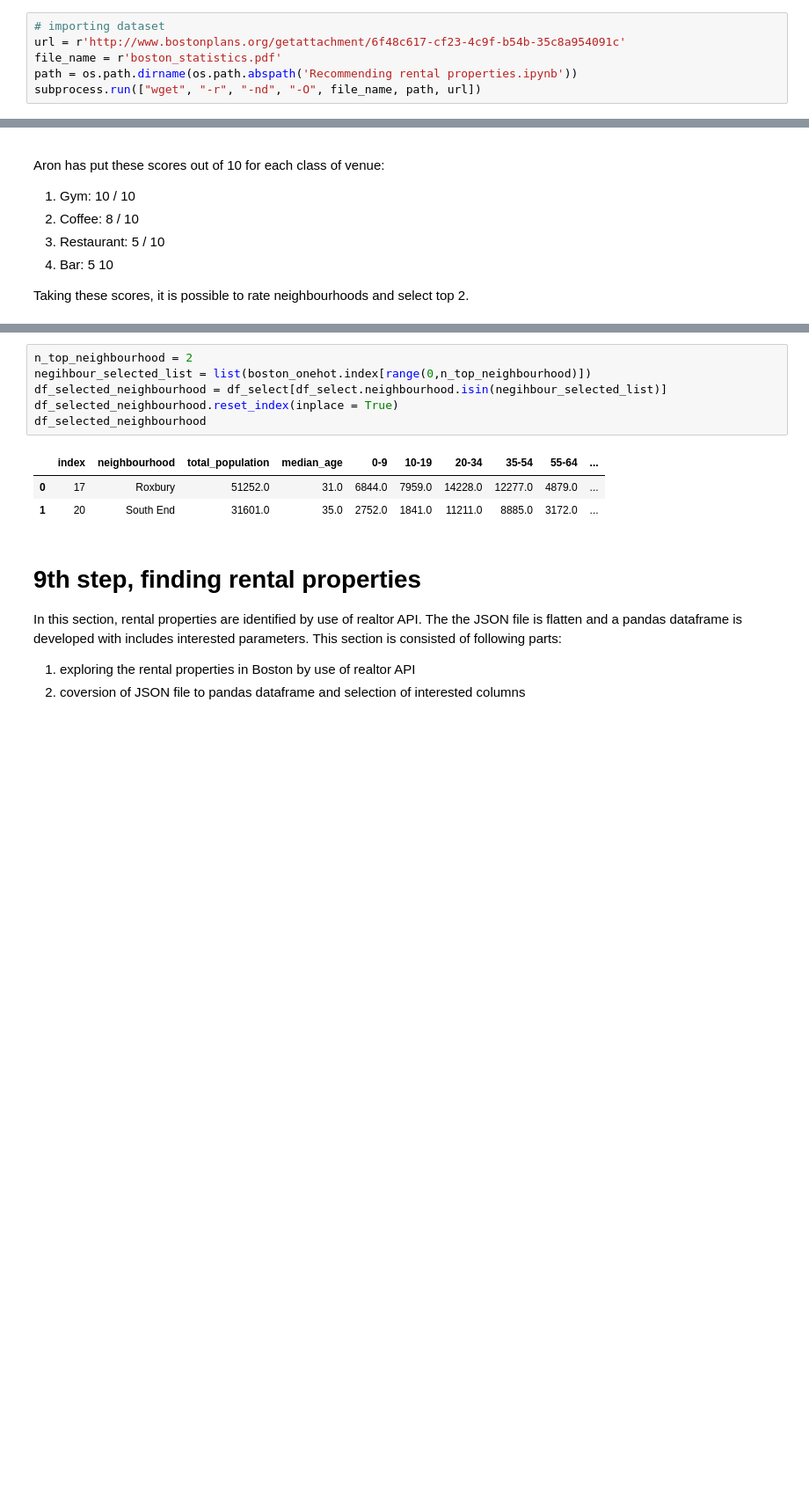
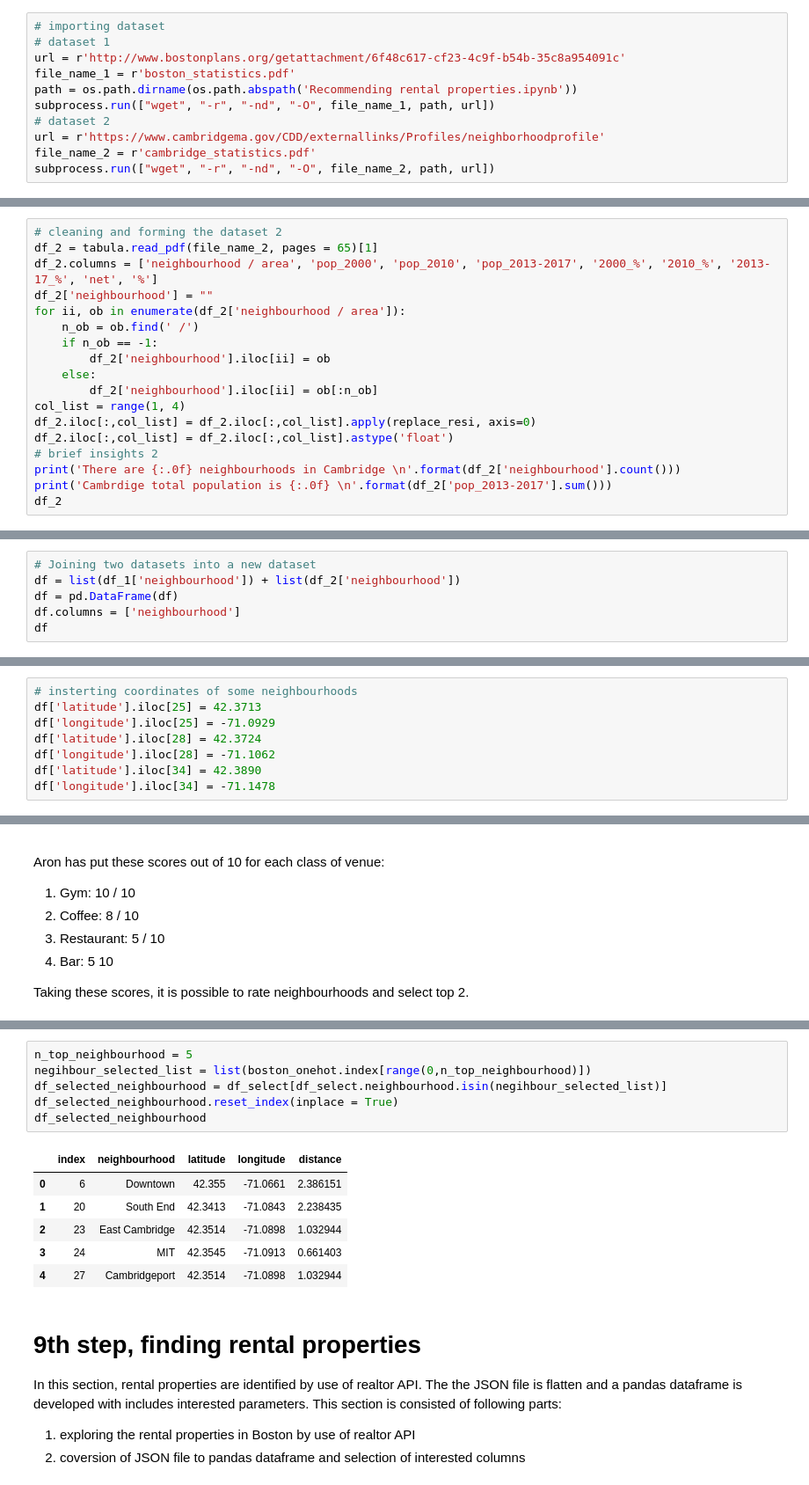
Before and after one commit to Aron-XXV/Coursera_Capstone, a Jupyter notebook: Boston Neighbourhoods/Recommending rental properties.ipynb, the cells around one changed output, grey strips where cells are left out. Shown at 88% size. Saved outputs shown, nothing was run; the diff lists cells and outputs as text; blank space fills up the shorter version.

```diff
--- a/Boston Neighbourhoods/Recommending rental properties.ipynb
+++ b/Boston Neighbourhoods/Recommending rental properties.ipynb
@@ -28,7 +28,12 @@ in this step the dataset is downloaded using wget which is utilised with subproc
 # %%
 # importing dataset
+# dataset 1
 url = r'http://www.bostonplans.org/getattachment/6f48c617-cf23-4c9f-b54b-35c8a954091c'
-file_name = r'boston_statistics.pdf'
+file_name_1 = r'boston_statistics.pdf'
 path = os.path.dirname(os.path.abspath('Recommending rental properties.ipynb'))
-subprocess.run(["wget", "-r", "-nd", "-O", file_name, path, url])
+subprocess.run(["wget", "-r", "-nd", "-O", file_name_1, path, url])
+# dataset 2
+url = r'https://www.cambridgema.gov/CDD/externallinks/Profiles/neighborhoodprofile'
+file_name_2 = r'cambridge_statistics.pdf'
+subprocess.run(["wget", "-r", "-nd", "-O", file_name_2, path, url])
 # %% [output]
@@ -86,0 +92,18 @@ Boston total population is 650281
+# %%
+# cleaning and forming the dataset 2
+df_2 = tabula.read_pdf(file_name_2, pages = 65)[1]
+df_2.columns = ['neighbourhood / area', 'pop_2000', 'pop_2010', 'pop_2013-2017', '2000_%', '2010_%', '2013-17_%', 'net', '%']
+df_2['neighbourhood'] = ""
+for ii, ob in enumerate(df_2['neighbourhood / area']):
+    n_ob = ob.find(' /')
+    if n_ob == -1:
+        df_2['neighbourhood'].iloc[ii] = ob
+    else:
+        df_2['neighbourhood'].iloc[ii] = ob[:n_ob]
+col_list = range(1, 4)
+df_2.iloc[:,col_list] = df_2.iloc[:,col_list].apply(replace_resi, axis=0)
+df_2.iloc[:,col_list] = df_2.iloc[:,col_list].astype('float')
+# brief insights 2
+print('There are {:.0f} neighbourhoods in Cambridge \n'.format(df_2['neighbourhood'].count()))
+print('Cambrdige total population is {:.0f} \n'.format(df_2['pop_2013-2017'].sum()))
+df_2
@@ -86,0 +128,6 @@ Boston total population is 650281
+# %%
+# Joining two datasets into a new dataset
+df = list(df_1['neighbourhood']) + list(df_2['neighbourhood'])
+df = pd.DataFrame(df)
+df.columns = ['neighbourhood']
+df
@@ -170,3 +235,11 @@ df
+# %%
+# insterting coordinates of some neighbourhoods
+df['latitude'].iloc[25] = 42.3713
+df['longitude'].iloc[25] = -71.0929
+df['latitude'].iloc[28] = 42.3724
+df['longitude'].iloc[28] = -71.1062
+df['latitude'].iloc[34] = 42.3890
+df['longitude'].iloc[34] = -71.1478
 # %% [markdown]
 ## 4th step, plotting locations
 in this step, found coordinates of neighbourhoods are plotted along with their attached names. The initial zoom command in folium is not used, instead a more efficient method of fit_bound has been utilised.
@@ -488,13 +596,16 @@ boston_onehot
 # %%
-n_top_neighbourhood = 2
+n_top_neighbourhood = 5
 negihbour_selected_list = list(boston_onehot.index[range(0,n_top_neighbourhood)])
 df_selected_neighbourhood = df_select[df_select.neighbourhood.isin(negihbour_selected_list)]
 df_selected_neighbourhood.reset_index(inplace = True)
 df_selected_neighbourhood
 # %% [output]
-|  | index | neighbourhood | total_population | median_age | 0-9 | 10-19 | 20-34 | 35-54 | 55-64 | ... |
-| 0 | 17 | Roxbury | 51252.0 | 31.0 | 6844.0 | 7959.0 | 14228.0 | 12277.0 | 4879.0 | ... |
-| 1 | 20 | South End | 31601.0 | 35.0 | 2752.0 | 1841.0 | 11211.0 | 8885.0 | 3172.0 | ... |
+|  | index | neighbourhood | latitude | longitude | distance |
+| 0 | 6 | Downtown | 42.355 | -71.0661 | 2.386151 |
+| 1 | 20 | South End | 42.3413 | -71.0843 | 2.238435 |
+| 2 | 23 | East Cambridge | 42.3514 | -71.0898 | 1.032944 |
+| 3 | 24 | MIT | 42.3545 | -71.0913 | 0.661403 |
+| 4 | 27 | Cambridgeport | 42.3514 | -71.0898 | 1.032944 |
 # %% [markdown]
 # 9th step, finding rental properties
 In this section, rental properties are identified by use of realtor API. The the JSON file is flatten and a pandas dataframe is developed with includes interested parameters. This section is consisted of following parts:
```
Also changed, not shown: parts of 26 cells of this notebook, 2 other files.
